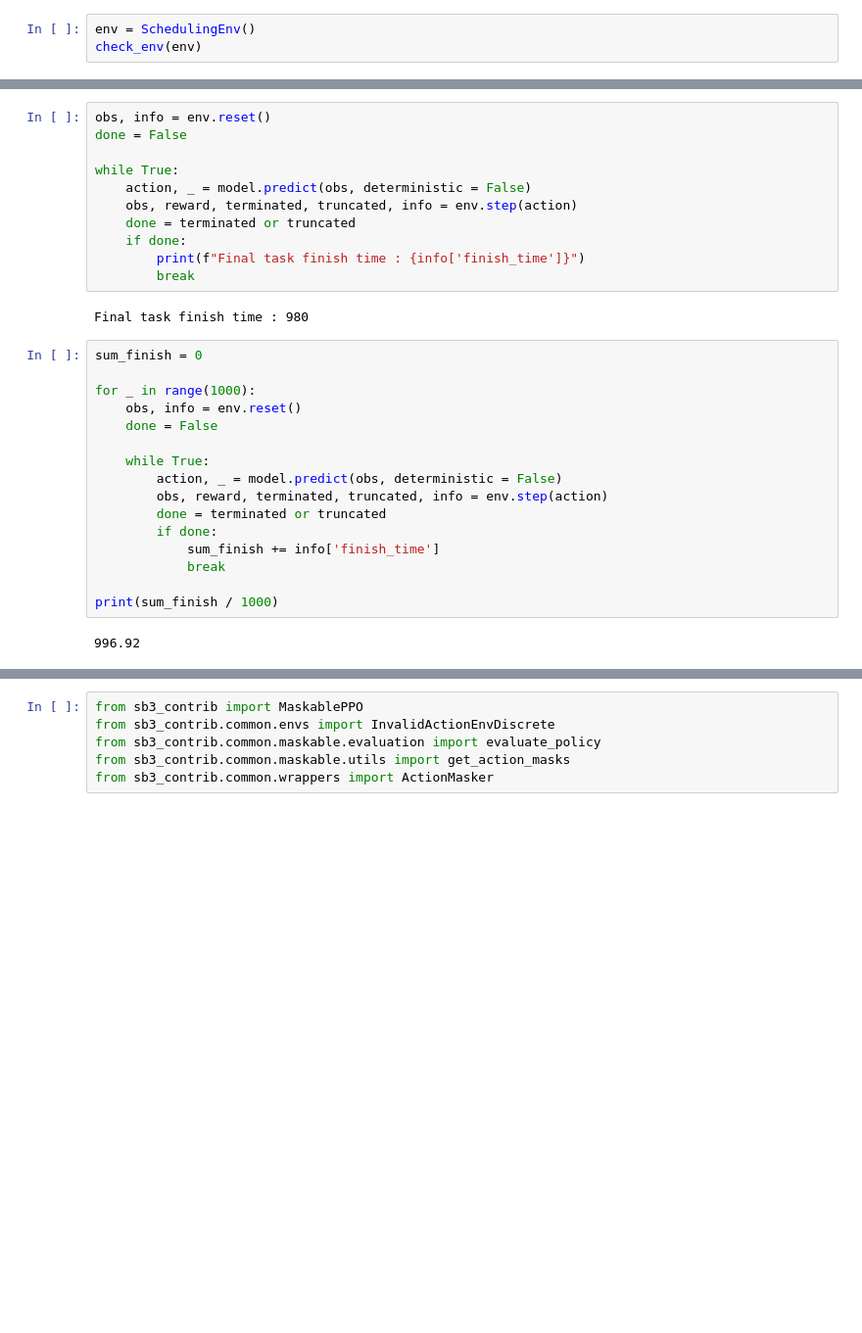
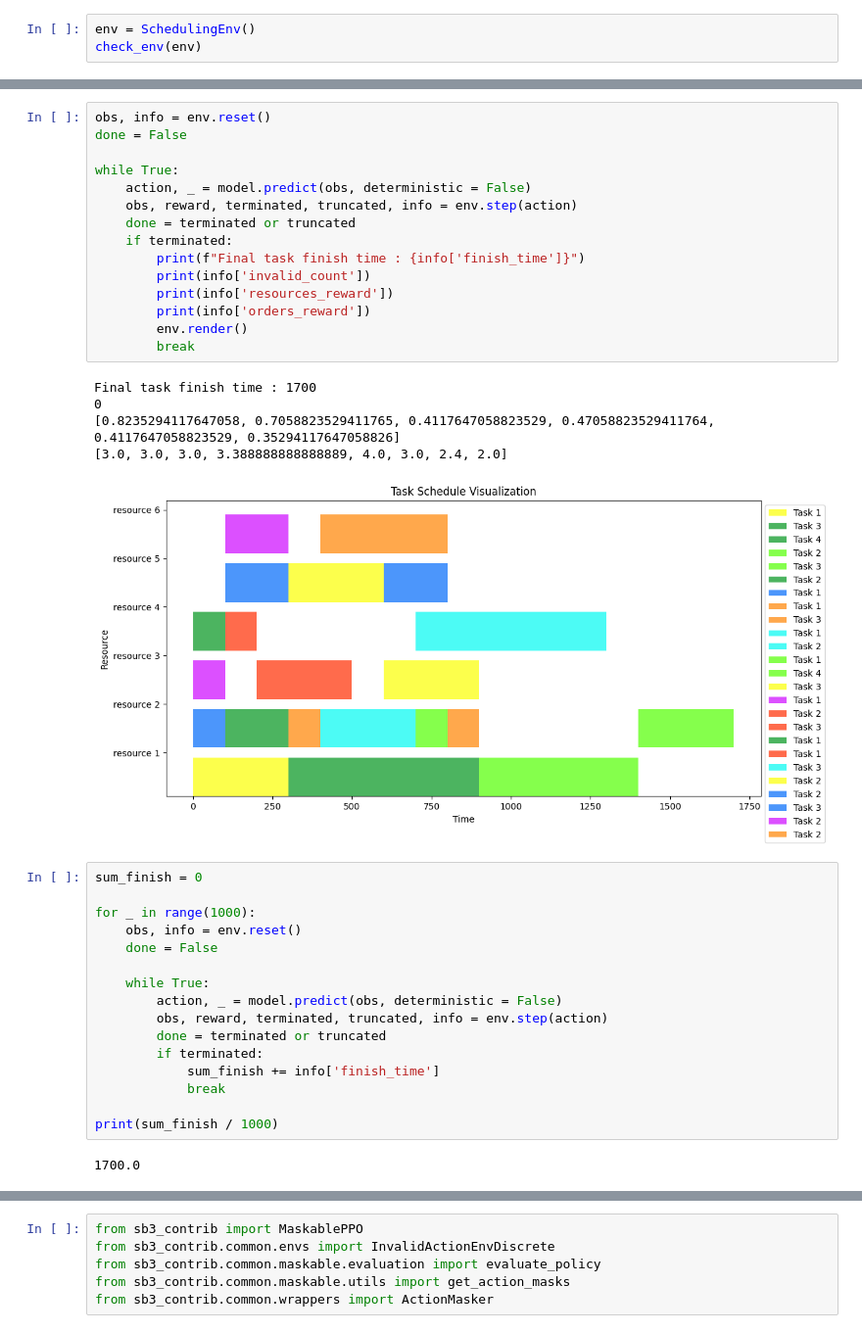
Before and after one commit to Huch0/RL-Scheduler, a Jupyter notebook: scheduler_env/Test_reward_system.ipynb, the cells around one changed output, grey strips where cells are left out. Shown at 98% size. Drawn from its saved outputs; the diff is of its cells as text; blank space fills up the shorter version.

```diff
--- a/scheduler_env/Test_reward_system.ipynb
+++ b/scheduler_env/Test_reward_system.ipynb
@@ -558,16 +643,24 @@ print(sum_finish / 1000)
 # %%
 obs, info = env.reset()
 done = False
 
 while True:
     action, _ = model.predict(obs, deterministic = False)
     obs, reward, terminated, truncated, info = env.step(action)
     done = terminated or truncated
-    if done:
+    if terminated:
         print(f"Final task finish time : {info['finish_time']}")
+        print(info['invalid_count'])
+        print(info['resources_reward'])
+        print(info['orders_reward'])
+        env.render()
         break
 # %% [output]
-Final task finish time : 980
+Final task finish time : 1700
+0
+[0.8235294117647058, 0.7058823529411765, 0.4117647058823529, 0.47058823529411764, 0.4117647058823529, 0.35294117647058826]
+[3.0, 3.0, 3.0, 3.388888888888889, 4.0, 3.0, 2.4, 2.0]
+[figure, added]
 # %%
 sum_finish = 0
 
@@ -579,10 +672,10 @@ for _ in range(1000):
         action, _ = model.predict(obs, deterministic = False)
         obs, reward, terminated, truncated, info = env.step(action)
         done = terminated or truncated
-        if done:
+        if terminated:
             sum_finish += info['finish_time']
             break
 
 print(sum_finish / 1000)
 # %% [output]
-996.92
+1700.0
```
Also changed, not shown: parts of 7 cells of this notebook.
